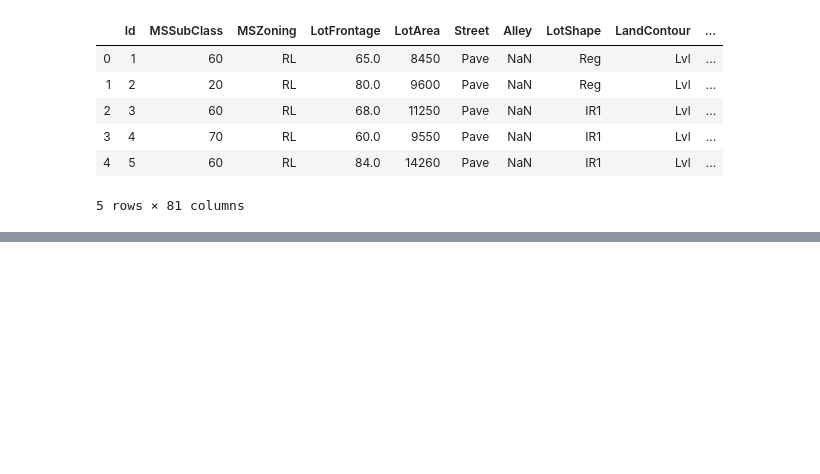
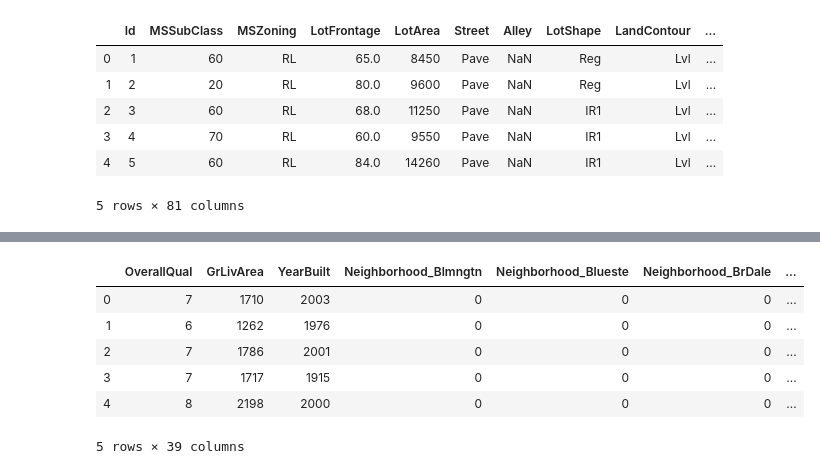
Before and after one commit to gilaniasher/kaggle-house-regression-challenge, a Jupyter notebook: ols_regression_example.ipynb, the cells around one changed output, grey strips where cells are left out. Drawn from its saved outputs; the diff is of its cells as text; code cells hidden in the pictures; blank space fills up the shorter version.

```diff
--- a/ols_regression_example.ipynb
+++ b/ols_regression_example.ipynb
@@ -38,6 +78,15 @@ dummy_df = pd.get_dummies(df[category_cols])
 # %%
 YVar = df[['SalePrice']]
-XVar = pd.concat([df[continuous_cols], dummy_df], axis=1)
+XVar = pd.concat([df[continuous_cols], dummy_df, rating_df], axis=1)
+XVar.head()
+# %% [output]
+|  | OverallQual | GrLivArea | YearBuilt | Neighborhood_Blmngtn | Neighborhood_Blueste | Neighborhood_BrDale | ... |
+| 0 | 7 | 1710 | 2003 | 0 | 0 | 0 | ... |
+| 1 | 6 | 1262 | 1976 | 0 | 0 | 0 | ... |
+| 2 | 7 | 1786 | 2001 | 0 | 0 | 0 | ... |
+| 3 | 7 | 1717 | 1915 | 0 | 0 | 0 | ... |
+| 4 | 8 | 2198 | 2000 | 0 | 0 | 0 | ... |
+5 rows × 39 columns
 # %%
 # Split data 80-20 so we can test how well the model works
 msk = np.random.rand(len(df)) < 0.8
```
Also changed, not shown: parts of 9 cells of this notebook.
